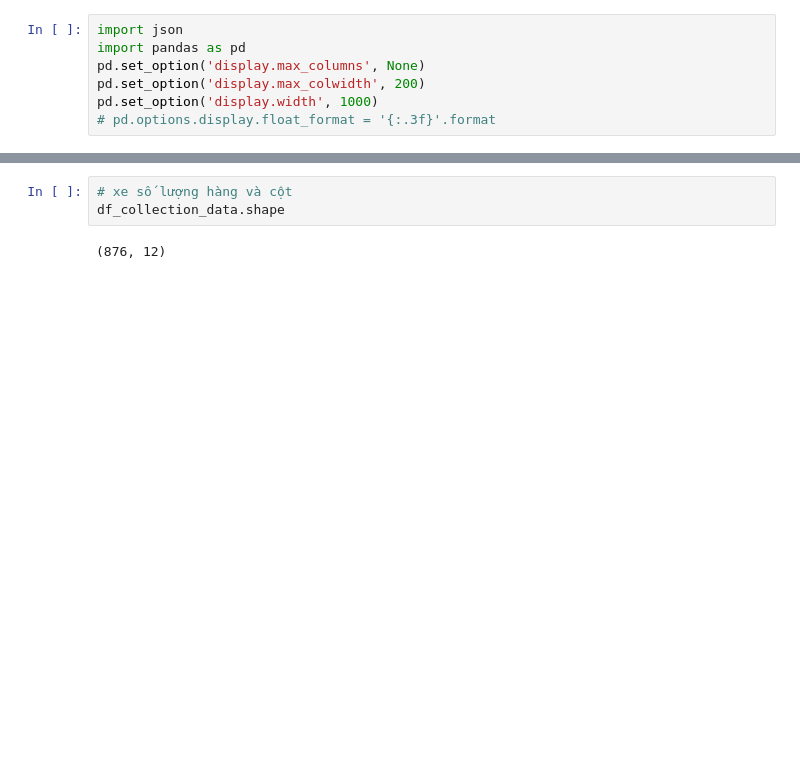
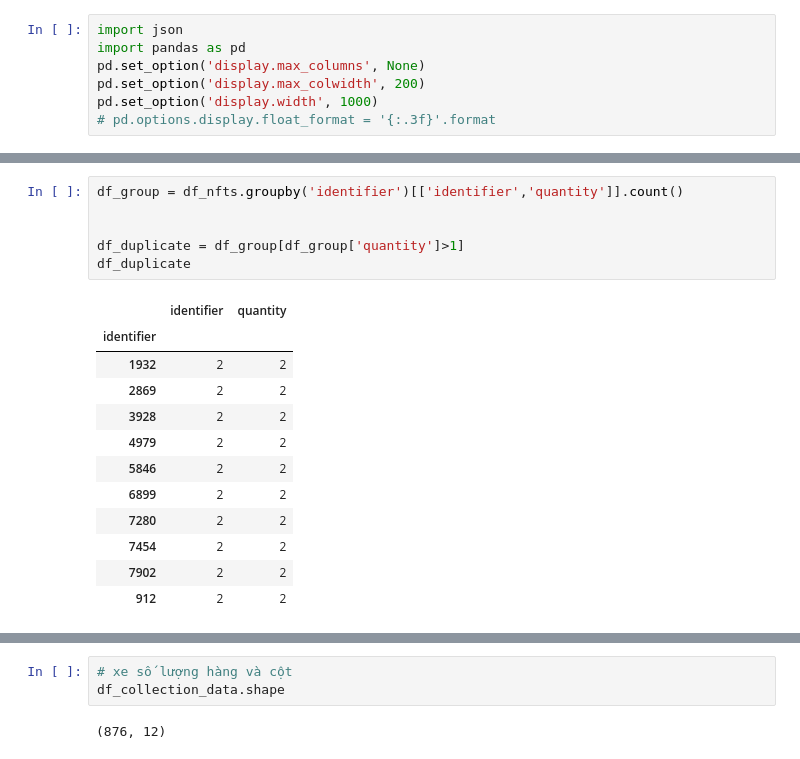
Before and after one commit to kanhnguyxn/DA, a Jupyter notebook: process.ipynb, the cells around one changed output, grey strips where cells are left out. Drawn from its saved outputs; the diff is of its cells as text; blank space fills up the shorter version.

```diff
--- a/process.ipynb
+++ b/process.ipynb
@@ -23,0 +68,19 @@ df_collection_data.head(5)
+# %%
+df_group = df_nfts.groupby('identifier')[['identifier','quantity']].count()
+
+
+df_duplicate = df_group[df_group['quantity']>1]
+df_duplicate
+# %% [output]
+|  | identifier | quantity |
+| identifier |  |  |
+| 1932 | 2 | 2 |
+| 2869 | 2 | 2 |
+| 3928 | 2 | 2 |
+| 4979 | 2 | 2 |
+| 5846 | 2 | 2 |
+| 6899 | 2 | 2 |
+| 7280 | 2 | 2 |
+| 7454 | 2 | 2 |
+| 7902 | 2 | 2 |
+| 912 | 2 | 2 |
```
Also changed, not shown: parts of 7 cells of this notebook, 1 other file.
